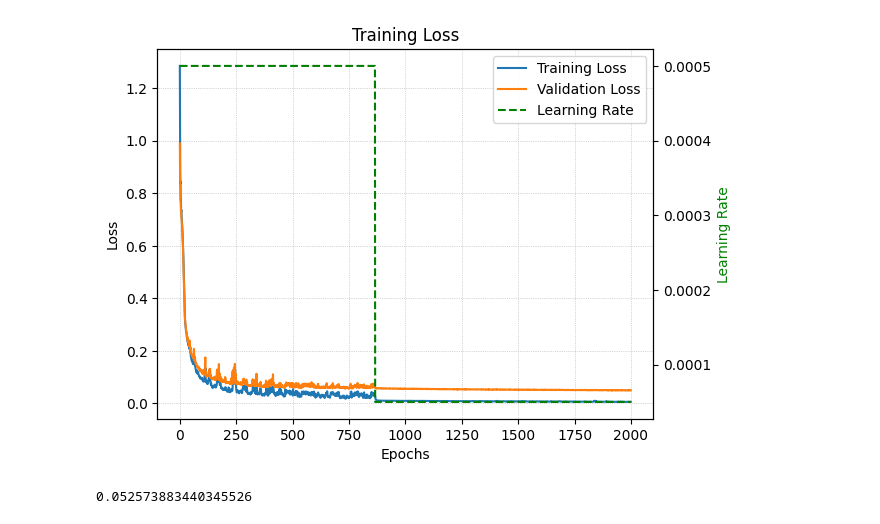
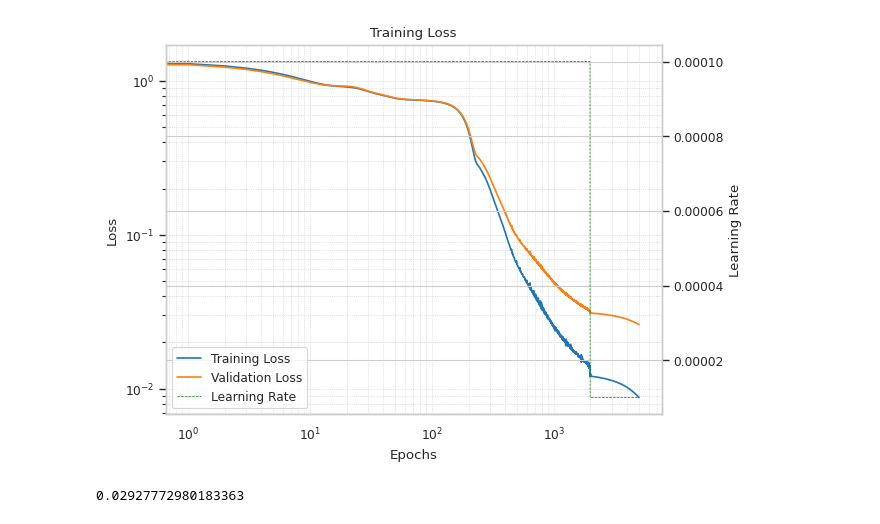
Before and after one commit to benedict-armstrong/FNO-wave-equation, a Jupyter notebook: task1.ipynb, the cells around one changed output. Saved outputs shown, nothing was run; the diff lists cells and outputs as text; code cells hidden in the pictures.

```diff
--- a/task1.ipynb
+++ b/task1.ipynb
@@ -17,5 +22,5 @@ BATCH_SIZE = 16
 # %%
-training_data = PDEDataset("data/train_sol.npy")
+training_data = PDEDataset("data/train_sol.npy", device=DEVICE)
 # choose N_TRAIN samples randomly
 val_data, train_data = torch.utils.data.random_split(training_data, [N_TRAIN, len(training_data) - N_TRAIN])
 # %%
@@ -38,12 +45,13 @@ plt.legend()
 # %%
-learning_rate = 0.0005
-epochs = 2000
-step_size = 100
+learning_rate = 0.0001
+epochs = 5000
+step_size = 50
 gamma = 0.75
 # %%
 modes = 16
 width = 64
-fno = FNO1d(modes, width, 2)  # model
+layers = 2
+fno = FNO1d(modes, width, layers).to(DEVICE)  # model
 # %%
 optimizer = Adam(fno.parameters(), lr=learning_rate, weight_decay=1e-5)
 # scheduler = torch.optim.lr_scheduler.StepLR(optimizer, step_size=step_size, gamma=gamma)
@@ -69,7 +74,7 @@ for epoch in progress_bar:
         optimizer.zero_grad()
         prediction = fno(input).squeeze(-1)
 
-        loss = loss_f(prediction, target)
+        loss = relative_l2_error(prediction, target, dim=None)
         loss.backward()
         optimizer.step()
 
@@ -84,10 +89,10 @@ for epoch in progress_bar:
         with torch.no_grad():
             prediction = fno(input).squeeze(-1)
 
-        loss = relative_l2_error(prediction, target)
+        loss = torch.sum(relative_l2_error(prediction, target))
         validation_relative_l2 += loss.item()
 
-    validation_relative_l2 /= len(val_data_loader)
+    validation_relative_l2 /= len(val_data)
 
     metrics["training_loss"].append(train_loss)
     metrics["lr"].append(scheduler.get_last_lr())
@@ -104,19 +109,19 @@ for epoch in progress_bar:
 # %%
 fig, ax1 = plt.subplots()
 ax2 = ax1.twinx()
 
-l1 = ax1.plot(metrics["training_loss"], label="Training Loss")
-l2 = ax1.plot(metrics["validation_loss"], label="Validation Loss")
-l3 = ax2.plot(metrics["lr"], label="Learning Rate", color="green", linestyle="--")
+l1 = ax1.loglog(metrics["training_loss"], label="Training Loss")
+l2 = ax1.loglog(metrics["validation_loss"], label="Validation Loss")
+l3 = ax2.plot(metrics["lr"], label="Learning Rate", color="green", linestyle="--", linewidth=0.5)
 
 ax1.set_xlabel("Epochs")
 ax1.set_ylabel("Loss")
-ax2.set_ylabel("Learning Rate", color="green")
+ax2.set_ylabel("Learning Rate")
 plt.title("Training Loss")
 
 plt.legend(l1 + l2 + l3, [l.get_label() for l in l1 + l2 + l3])
 ax1.grid(True, which="both", ls=":", linewidth=0.5)
 plt.show()
 # %% [output]
-[figure, old version]
+[figure, new version]
 # %%
@@ -132,13 +137,13 @@ with torch.no_grad():
 
         prediction = fno(input).squeeze(-1)
 
-        loss = relative_l2_error(prediction, target)
+        loss = torch.sum(relative_l2_error(prediction, target))
         test_relative_l2 += loss.item()
-    test_relative_l2 /= len(test_data_loader)
+    test_relative_l2 /= len(test_data)
 
 test_relative_l2
 # %% [output]
-0.052573883440345526
+0.02927772980183363
 # %%
 # save model to disk
 torch.save(fno.state_dict(), "models/fno_model.pth")
```
Also changed, not shown: parts of 6 cells of this notebook, 7 other files.
